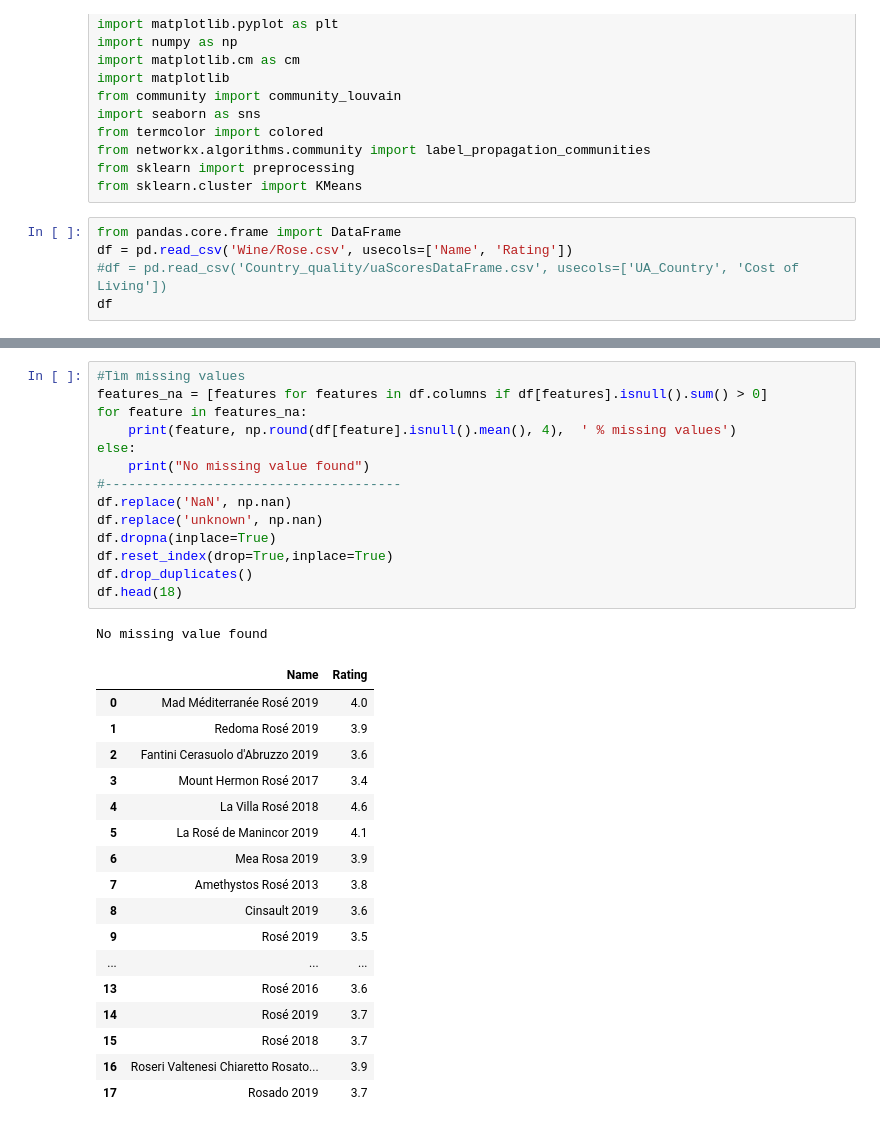
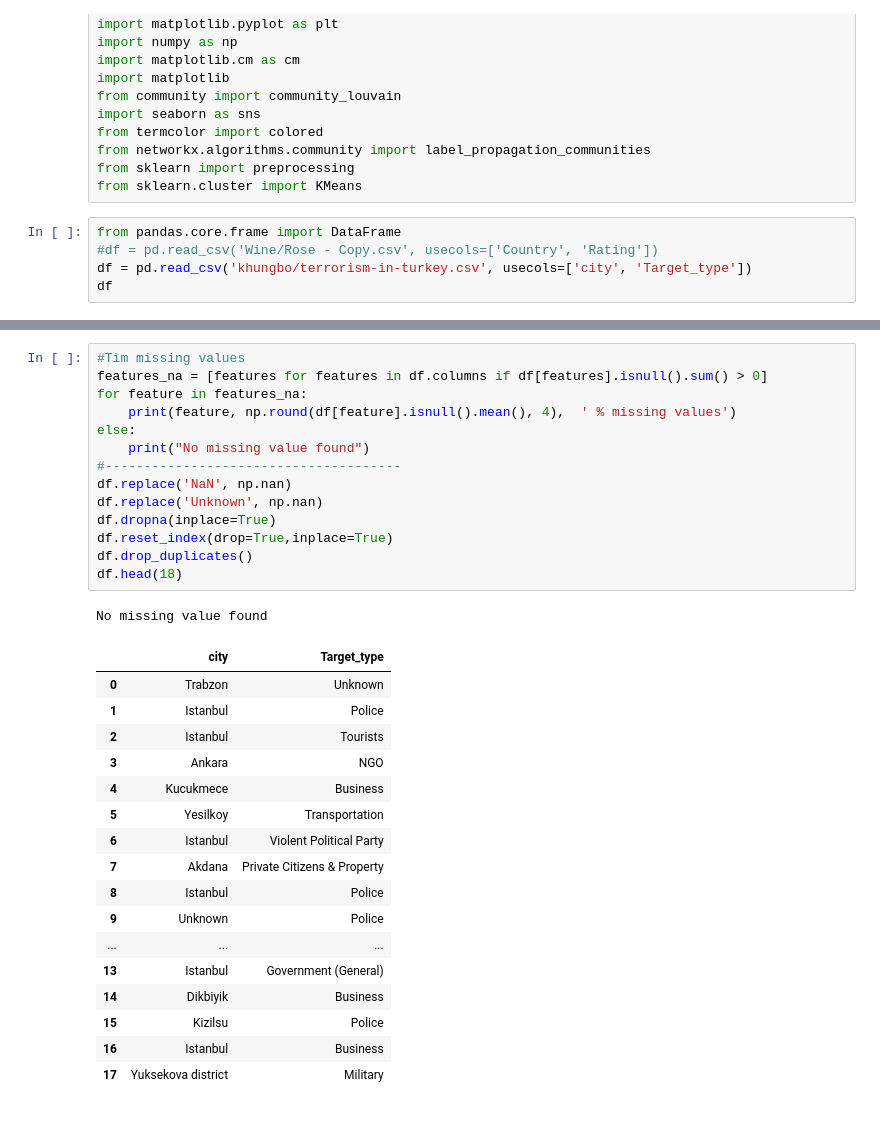
Before and after one commit to TranNhatTan0312/DoAn_MXH, a Jupyter notebook: DoAn_MXH.ipynb, the cells around one changed output, grey strips where cells are left out. Cells and saved outputs as stored; diff of their text form.

```diff
--- a/DoAn_MXH.ipynb
+++ b/DoAn_MXH.ipynb
@@ -20,7 +20,7 @@ from sklearn import preprocessing
 from sklearn.cluster import KMeans
 # %%
 from pandas.core.frame import DataFrame
-df = pd.read_csv('Wine/Rose.csv', usecols=['Name', 'Rating'])
-#df = pd.read_csv('Country_quality/uaScoresDataFrame.csv', usecols=['UA_Country', 'Cost of Living'])
+#df = pd.read_csv('Wine/Rose - Copy.csv', usecols=['Country', 'Rating'])
+df = pd.read_csv('khungbo/terrorism-in-turkey.csv', usecols=['city', 'Target_type'])
 df
 # %% [output]
@@ -40,36 +40,36 @@ df
 # %%
 #Tìm missing values
 features_na = [features for features in df.columns if df[features].isnull().sum() > 0]
 for feature in features_na:
     print(feature, np.round(df[feature].isnull().mean(), 4),  ' % missing values')
 else:
     print("No missing value found")
 #--------------------------------------
 df.replace('NaN', np.nan)
-df.replace('unknown', np.nan)
+df.replace('Unknown', np.nan)
 df.dropna(inplace=True)
 df.reset_index(drop=True,inplace=True)
 df.drop_duplicates()
 df.head(18)
 # %% [output]
 No missing value found
-|  | Name | Rating |
-| 0 | Mad Méditerranée Rosé 2019 | 4.0 |
-| 1 | Redoma Rosé 2019 | 3.9 |
-| 2 | Fantini Cerasuolo d'Abruzzo 2019 | 3.6 |
-| 3 | Mount Hermon Rosé 2017 | 3.4 |
-| 4 | La Villa Rosé 2018 | 4.6 |
-| 5 | La Rosé de Manincor 2019 | 4.1 |
-| 6 | Mea Rosa 2019 | 3.9 |
-| 7 | Amethystos Rosé 2013 | 3.8 |
-| 8 | Cinsault 2019 | 3.6 |
-| 9 | Rosé 2019 | 3.5 |
+|  | city | Target_type |
+| 0 | Trabzon | Unknown |
+| 1 | Istanbul | Police |
+| 2 | Istanbul | Tourists |
+| 3 | Ankara | NGO |
+| 4 | Kucukmece | Business |
+| 5 | Yesilkoy | Transportation |
+| 6 | Istanbul | Violent Political Party |
+| 7 | Akdana | Private Citizens & Property |
+| 8 | Istanbul | Police |
+| 9 | Unknown | Police |
 | ... | ... | ... |
-| 13 | Rosé 2016 | 3.6 |
-| 14 | Rosé 2019 | 3.7 |
-| 15 | Rosé 2018 | 3.7 |
-| 16 | Roseri Valtenesi Chiaretto Rosato... | 3.9 |
-| 17 | Rosado 2019 | 3.7 |
+| 13 | Istanbul | Government (General) |
+| 14 | Dikbiyik | Business |
+| 15 | Kizilsu | Police |
+| 16 | Istanbul | Business |
+| 17 | Yuksekova district | Military |
 # %%
 df.info()
 # %% [output]
```
Also changed, not shown: parts of 18 cells of this notebook, 32 other files.
